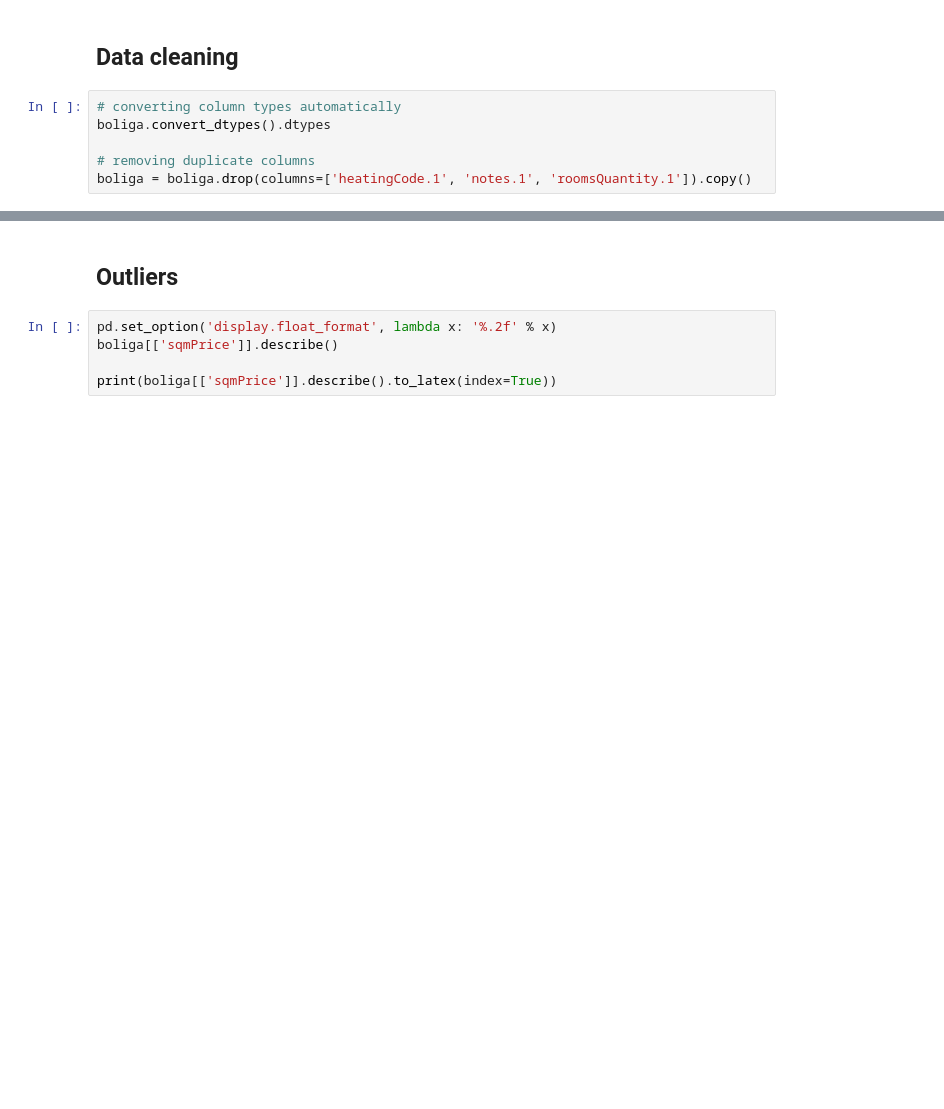
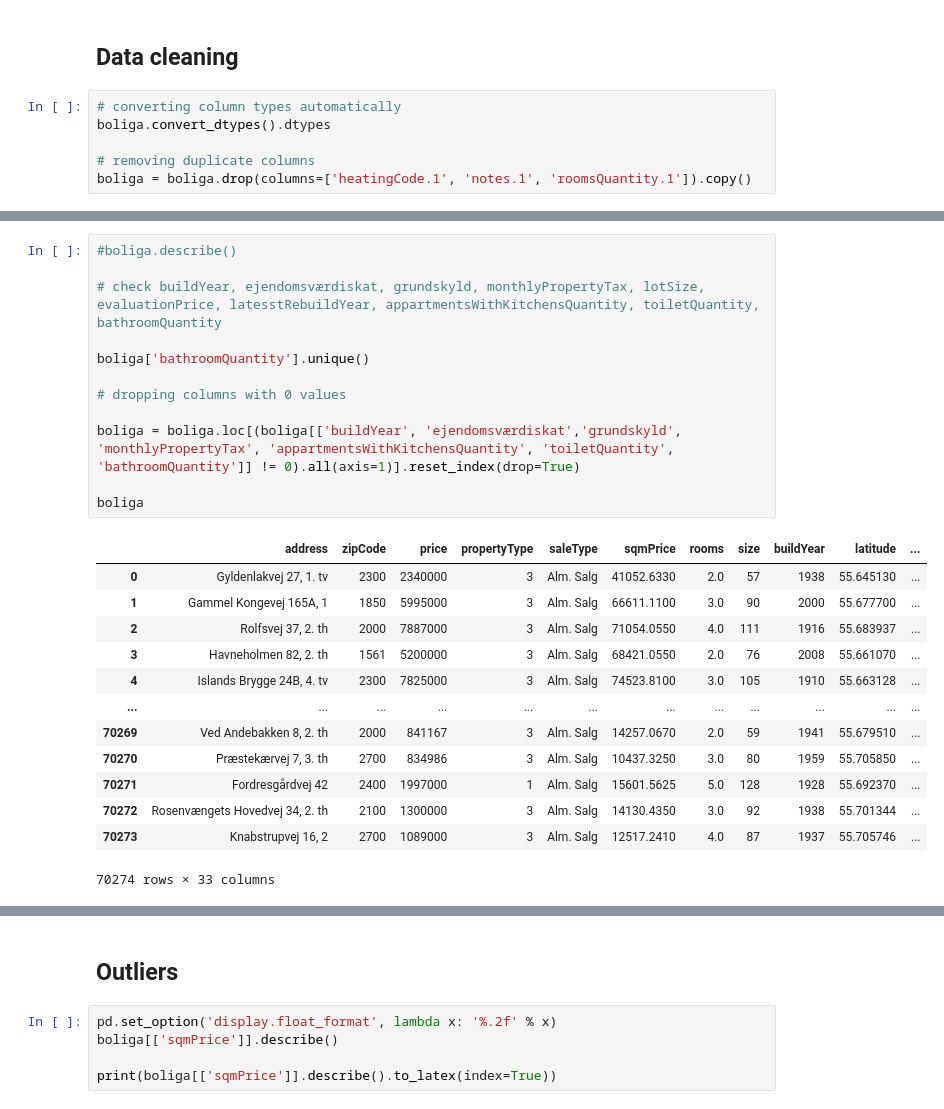
Before and after one commit to yapicikerem/ISDS_G9, a Jupyter notebook: Exam_G9.ipynb, the cells around one changed output, grey strips where cells are left out. Saved outputs shown, nothing was run; the diff lists cells and outputs as text; blank space fills up the shorter version.

```diff
--- a/Exam_G9.ipynb
+++ b/Exam_G9.ipynb
@@ -94,3 +93,29 @@ list.extend(non_relevant)
 
 # dropping lists
 boliga = boliga.drop(columns=list)
+# %%
+#boliga.describe()
+
+# check buildYear, ejendomsværdiskat, grundskyld, monthlyPropertyTax, lotSize, evaluationPrice, latesstRebuildYear, appartmentsWithKitchensQuantity, toiletQuantity, bathroomQuantity
+
+boliga['bathroomQuantity'].unique()
+
+# dropping columns with 0 values
+
+boliga = boliga.loc[(boliga[['buildYear', 'ejendomsværdiskat','grundskyld', 'monthlyPropertyTax', 'appartmentsWithKitchensQuantity', 'toiletQuantity', 'bathroomQuantity']] != 0).all(axis=1)].reset_index(drop=True)
+
+boliga
+# %% [output]
+|  | address | zipCode | price | propertyType | saleType | sqmPrice | rooms | size | buildYear | latitude | ... |
+| 0 | Gyldenlakvej 27, 1. tv | 2300 | 2340000 | 3 | Alm. Salg | 41052.6330 | 2.0 | 57 | 1938 | 55.645130 | ... |
+| 1 | Gammel Kongevej 165A, 1 | 1850 | 5995000 | 3 | Alm. Salg | 66611.1100 | 3.0 | 90 | 2000 | 55.677700 | ... |
+| 2 | Rolfsvej 37, 2. th | 2000 | 7887000 | 3 | Alm. Salg | 71054.0550 | 4.0 | 111 | 1916 | 55.683937 | ... |
+| 3 | Havneholmen 82, 2. th | 1561 | 5200000 | 3 | Alm. Salg | 68421.0550 | 2.0 | 76 | 2008 | 55.661070 | ... |
+| 4 | Islands Brygge 24B, 4. tv | 2300 | 7825000 | 3 | Alm. Salg | 74523.8100 | 3.0 | 105 | 1910 | 55.663128 | ... |
+| ... | ... | ... | ... | ... | ... | ... | ... | ... | ... | ... | ... |
+| 70269 | Ved Andebakken 8, 2. th | 2000 | 841167 | 3 | Alm. Salg | 14257.0670 | 2.0 | 59 | 1941 | 55.679510 | ... |
+| 70270 | Præstekærvej 7, 3. th | 2700 | 834986 | 3 | Alm. Salg | 10437.3250 | 3.0 | 80 | 1959 | 55.705850 | ... |
+| 70271 | Fordresgårdvej 42 | 2400 | 1997000 | 1 | Alm. Salg | 15601.5625 | 5.0 | 128 | 1928 | 55.692370 | ... |
+| 70272 | Rosenvængets Hovedvej 34, 2. th | 2100 | 1300000 | 3 | Alm. Salg | 14130.4350 | 3.0 | 92 | 1938 | 55.701344 | ... |
+| 70273 | Knabstrupvej 16, 2 | 2700 | 1089000 | 3 | Alm. Salg | 12517.2410 | 4.0 | 87 | 1937 | 55.705746 | ... |
+70274 rows × 33 columns
```
Also changed, not shown: parts of 15 cells of this notebook, 3 other files.
